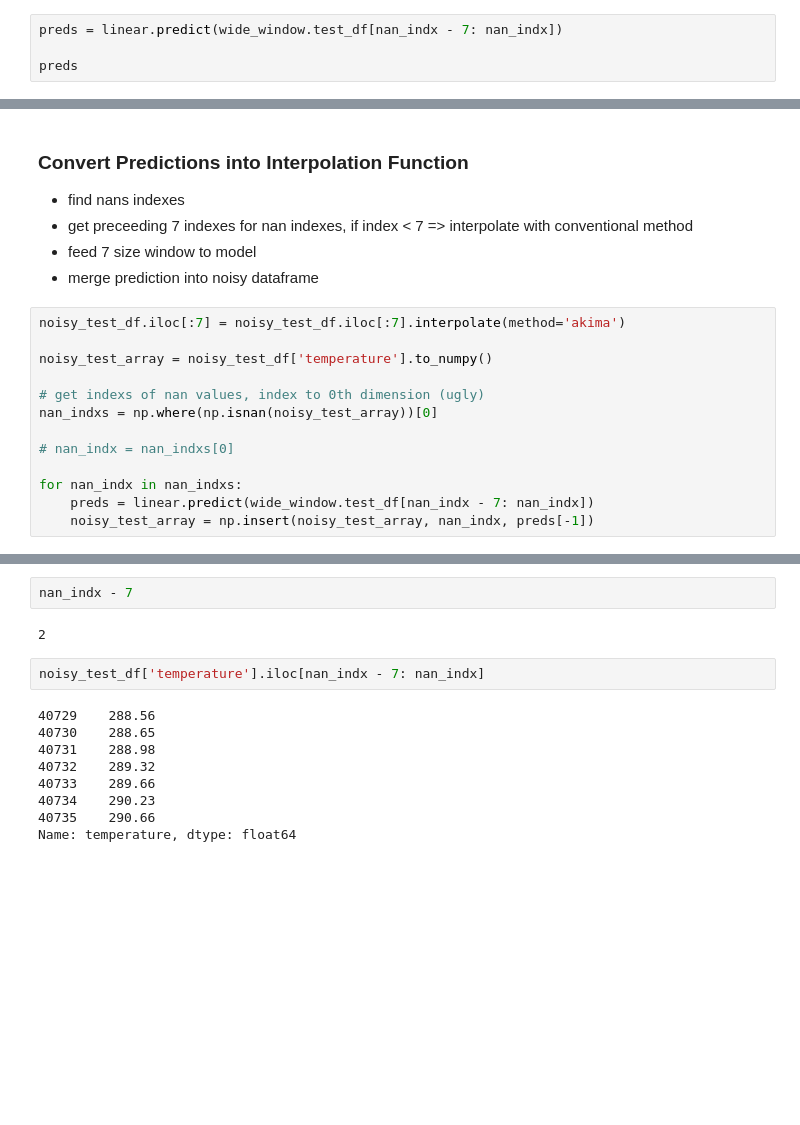
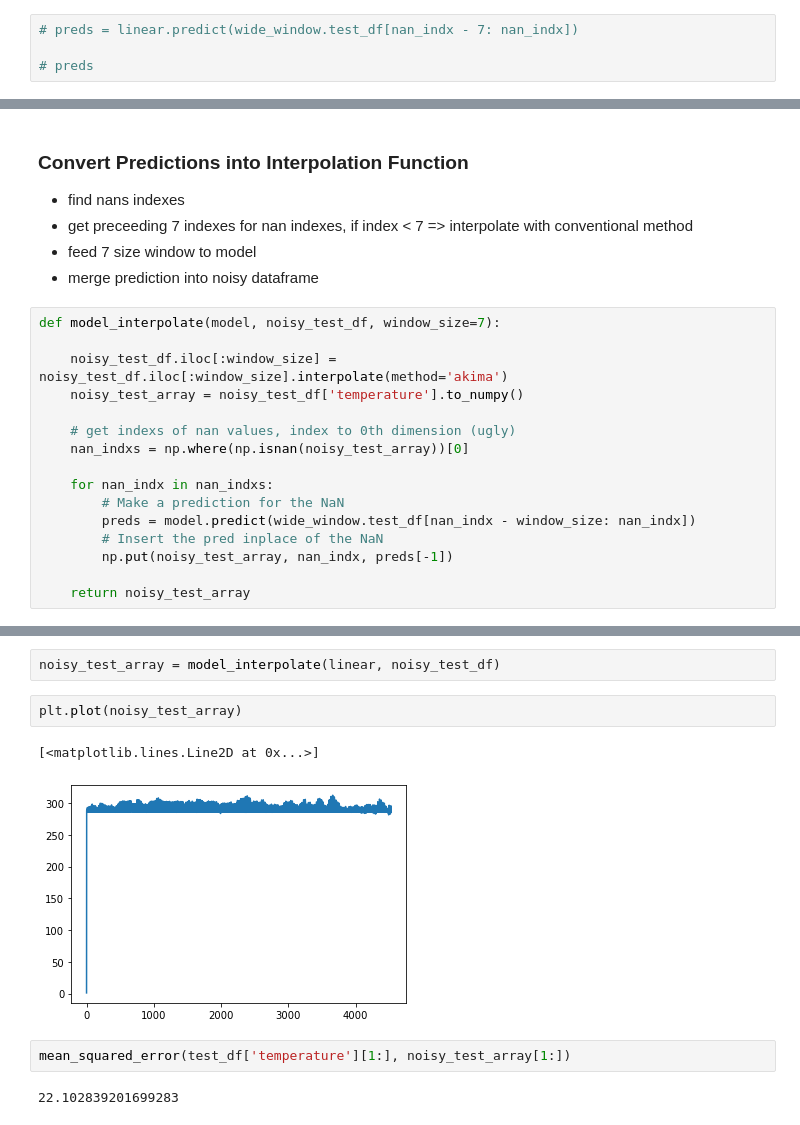
Before and after one commit to franticOreo/WeatherInterpolation, a Jupyter notebook: WeatherDataInterpolation.ipynb, the cells around one changed output, grey strips where cells are left out. Saved outputs shown, nothing was run; the diff lists cells and outputs as text; blank space fills up the shorter version.

Commit message:
Created model_interpolation function for linear model, MSE:~20.00

```diff
--- a/WeatherDataInterpolation.ipynb
+++ b/WeatherDataInterpolation.ipynb
@@ -275,7 +263,7 @@ wide_window.test_df[:7]
 | 40732 | 289.09 | 0.081420 | -0.707277 | 0.444546 | 0.752126 | 0.804994 | -1.257996 |
 | 40733 | 289.66 | 0.081420 | -0.707277 | -1.268448 | 1.530699 | 0.804194 | -1.258618 |
 # %%
-preds = linear.predict(wide_window.test_df[nan_indx - 7: nan_indx])
+# preds = linear.predict(wide_window.test_df[nan_indx - 7: nan_indx])
 
-preds
+# preds
 # %% [output]
@@ -297,15 +277,18 @@ TypeError: 'numpy.float64' object is not callable
 - feed 7 size window to model
 - merge prediction into noisy dataframe
 # %%
-noisy_test_df.iloc[:7] = noisy_test_df.iloc[:7].interpolate(method='akima')
+def model_interpolate(model, noisy_test_df, window_size=7):
 
-noisy_test_array = noisy_test_df['temperature'].to_numpy()
+    noisy_test_df.iloc[:window_size] = noisy_test_df.iloc[:window_size].interpolate(method='akima')
+    noisy_test_array = noisy_test_df['temperature'].to_numpy()
 
-# get indexs of nan values, index to 0th dimension (ugly)
-nan_indxs = np.where(np.isnan(noisy_test_array))[0]
+    # get indexs of nan values, index to 0th dimension (ugly)
+    nan_indxs = np.where(np.isnan(noisy_test_array))[0]
 
-# nan_indx = nan_indxs[0]
+    for nan_indx in nan_indxs:
+        # Make a prediction for the NaN
+        preds = model.predict(wide_window.test_df[nan_indx - window_size: nan_indx])
+        # Insert the pred inplace of the NaN
+        np.put(noisy_test_array, nan_indx, preds[-1])
 
-for nan_indx in nan_indxs:
-    preds = linear.predict(wide_window.test_df[nan_indx - 7: nan_indx])
-    noisy_test_array = np.insert(noisy_test_array, nan_indx, preds[-1])
+    return noisy_test_array
@@ -353,15 +295,11 @@ array([288.73 , 288.645, 288.56 , ..., 295.96 , 295.65 ,     nan])
-# %%
-nan_indx - 7
-# %% [output]
-2
-# %%
-noisy_test_df['temperature'].iloc[nan_indx - 7: nan_indx]
-# %% [output]
-40729    288.56
-40730    288.65
-40731    288.98
-40732    289.32
-40733    289.66
-40734    290.23
-40735    290.66
-Name: temperature, dtype: float64
+# %%
+noisy_test_array = model_interpolate(linear, noisy_test_df)
+# %%
+plt.plot(noisy_test_array)
+# %% [output]
+[<matplotlib.lines.Line2D at 0x...>]
+[figure, added]
+# %%
+mean_squared_error(test_df['temperature'][1:], noisy_test_array[1:])
+# %% [output]
+22.102839201699283
```
Also changed, not shown: parts of 16 cells of this notebook.
